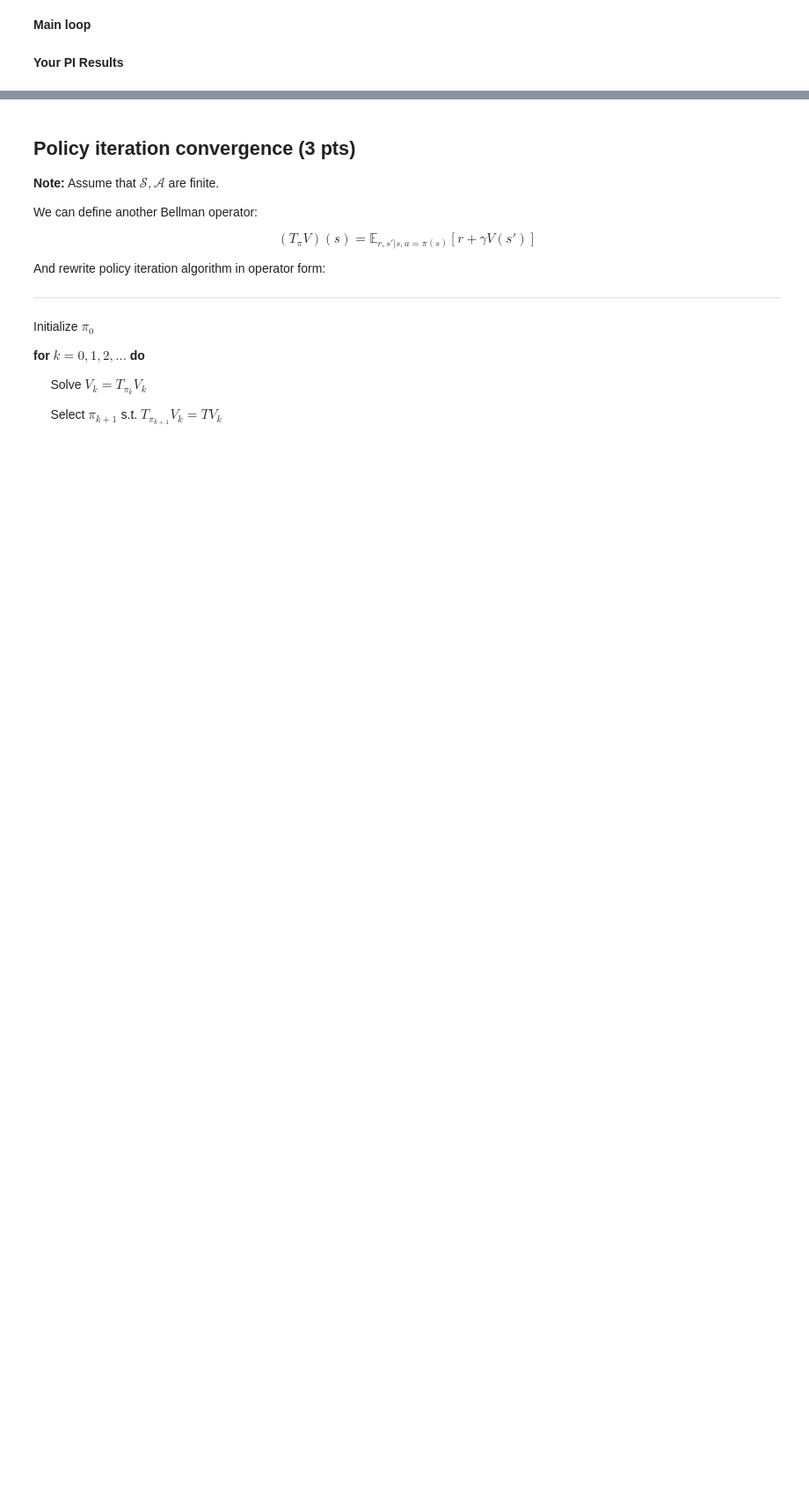
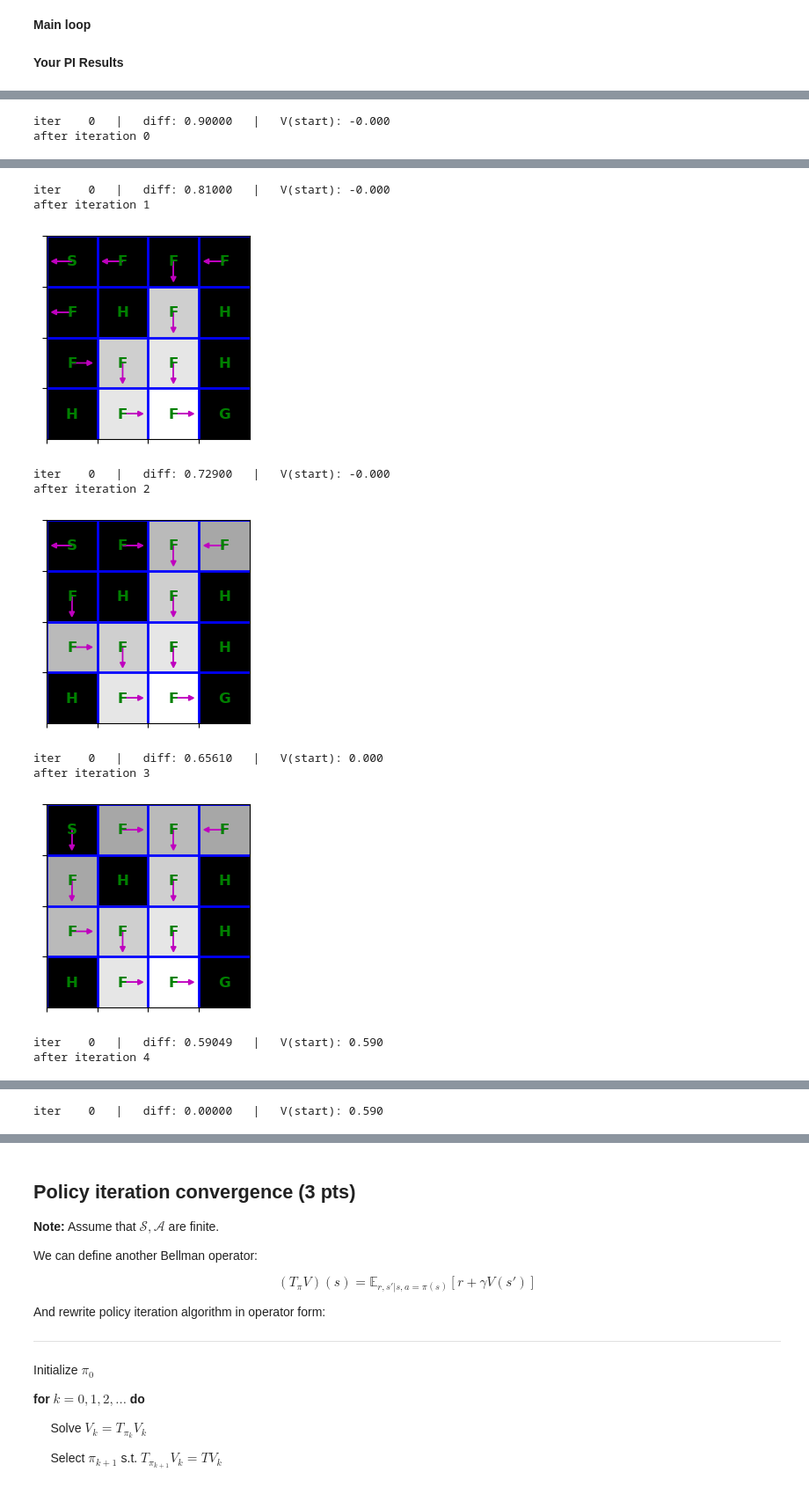
Before and after one commit to Arkadiy-Vladimirov/Practical_RL, a Jupyter notebook: week02_value_based/seminar_vi.ipynb, the cells around one changed output, grey strips where cells are left out. Shown at 88% size. Cells and saved outputs as stored; diff of their text form; code cells hidden in the pictures; blank space fills up the shorter version.

Commit message:
part 2 practice done

```diff
--- a/week02_value_based/seminar_vi.ipynb
+++ b/week02_value_based/seminar_vi.ipynb
@@ -837,3 +862,12 @@ assert type(
+# %%
+def get_random_policy(mdp):
+    policy = {}
+    for state in mdp.get_all_states():
+        if mdp.is_terminal(state):
+            policy[state] = None
+        else:
+            policy[state] = np.random.choice(mdp.get_possible_actions(state))
+    return policy
 # %% [markdown]
 __Main loop__
 # %%
@@ -842,7 +876,29 @@ def policy_iteration(mdp, policy=None, gamma=0.9, num_iter=1000, min_difference=
     Run the policy iteration loop for num_iter iterations or till difference between V(s) is below min_difference.
     If policy is not given, initialize it at random.
     """
-    <YOUR CODE: a whole lot of it>
+
+    policy = policy or get_random_policy(mdp)
+    state_values = compute_vpi(mdp, policy, gamma)
+
+    sup_norm = lambda u, v: max(abs(v[state] - u[state]) for state in mdp.get_all_states())
+
+    for i in range(num_iter):
+
+        policy = compute_new_policy(mdp, state_values, gamma)
+
+        new_state_values = compute_vpi(mdp, policy, gamma)
+
+        assert isinstance(new_state_values, dict)
+
+        diff = sup_norm(state_values, new_state_values)
+
+        print("iter %4i   |   diff: %6.5f   |   V(start): %.3f " %
+              (i, diff, new_state_values[mdp._initial_state]))
+
+        state_values = new_state_values
+
+        if diff < min_difference:
+            break
 
     return state_values, policy
 # %% [markdown]
@@ -851,0 +938,14 @@ __Your PI Results__
+# %%
+# compare with vi frozen lake in part 1
+mdp = FrozenLakeEnv(slip_chance=0)
+
+state_values, policy = policy_iteration(mdp, num_iter=1)
+
+for i in range(5):
+    print("after iteration %i" % i)
+    draw_policy(mdp, state_values)
+    state_values, policy = policy_iteration(mdp, policy, num_iter=1)
+# please ignore iter 0 at each step
+# %% [output]
+iter    0   |   diff: 0.90000   |   V(start): -0.000
+after iteration 0
@@ -851,0 +953,11 @@ __Your PI Results__
+iter    0   |   diff: 0.81000   |   V(start): -0.000
+after iteration 1
+[figure, added]
+iter    0   |   diff: 0.72900   |   V(start): -0.000
+after iteration 2
+[figure, added]
+iter    0   |   diff: 0.65610   |   V(start): 0.000
+after iteration 3
+[figure, added]
+iter    0   |   diff: 0.59049   |   V(start): 0.590
+after iteration 4
@@ -851,0 +965 @@ __Your PI Results__
+iter    0   |   diff: 0.00000   |   V(start): 0.590
```
Also changed, not shown: parts of 17 cells of this notebook.
